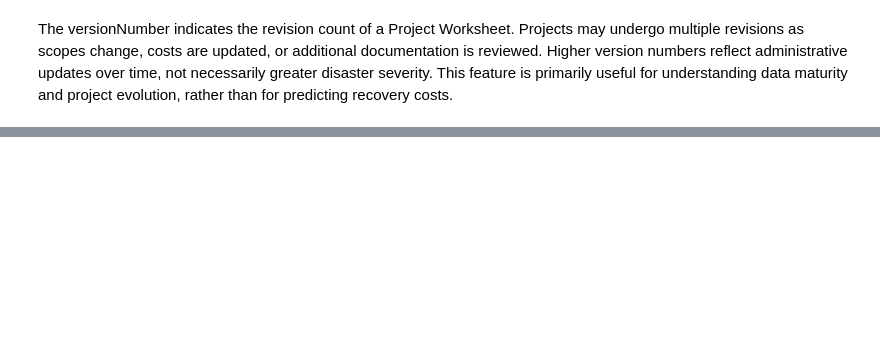
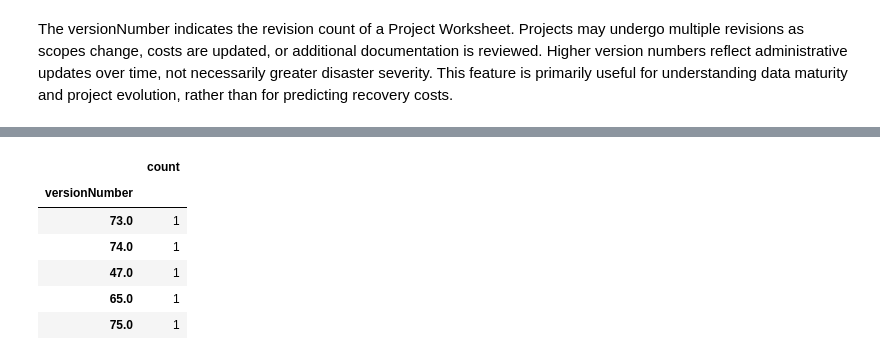
Before and after one commit to Aryan-Kaisth/Catastrophe_Risk_Estimation_Quantile_Based, a Jupyter notebook: notebooks/data_cleaning.ipynb, the cells around one changed output, grey strips where cells are left out. Drawn from its saved outputs; the diff is of its cells as text; code cells hidden in the pictures; blank space fills up the shorter version.

```diff
--- a/notebooks/data_cleaning.ipynb
+++ b/notebooks/data_cleaning.ipynb
@@ -743,0 +660,10 @@ Index(['region', 'disasterNumber', 'sriaDisaster', 'declarationTitle',
+# %%
+fema.versionNumber.value_counts().to_frame().tail(5)
+# %% [output]
+|  | count |
+| versionNumber |  |
+| 73.0 | 1 |
+| 74.0 | 1 |
+| 47.0 | 1 |
+| 65.0 | 1 |
+| 75.0 | 1 |
```
Also changed, not shown: parts of 187 cells of this notebook.
